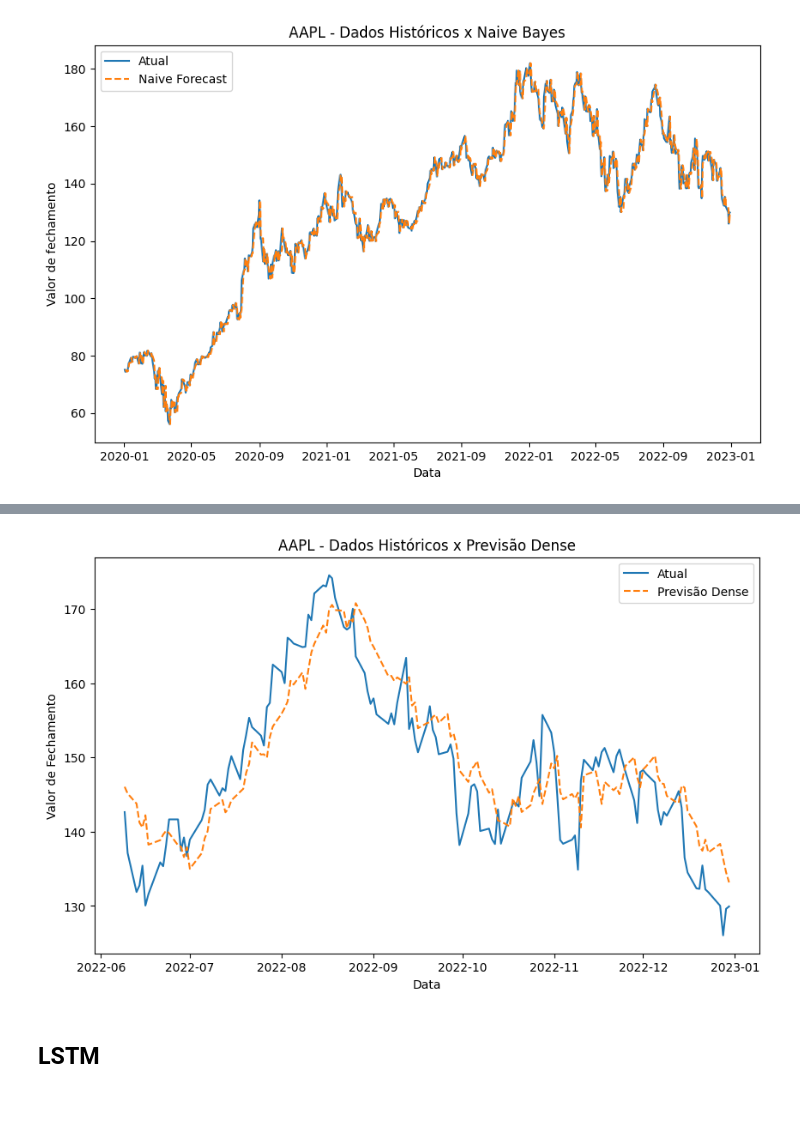
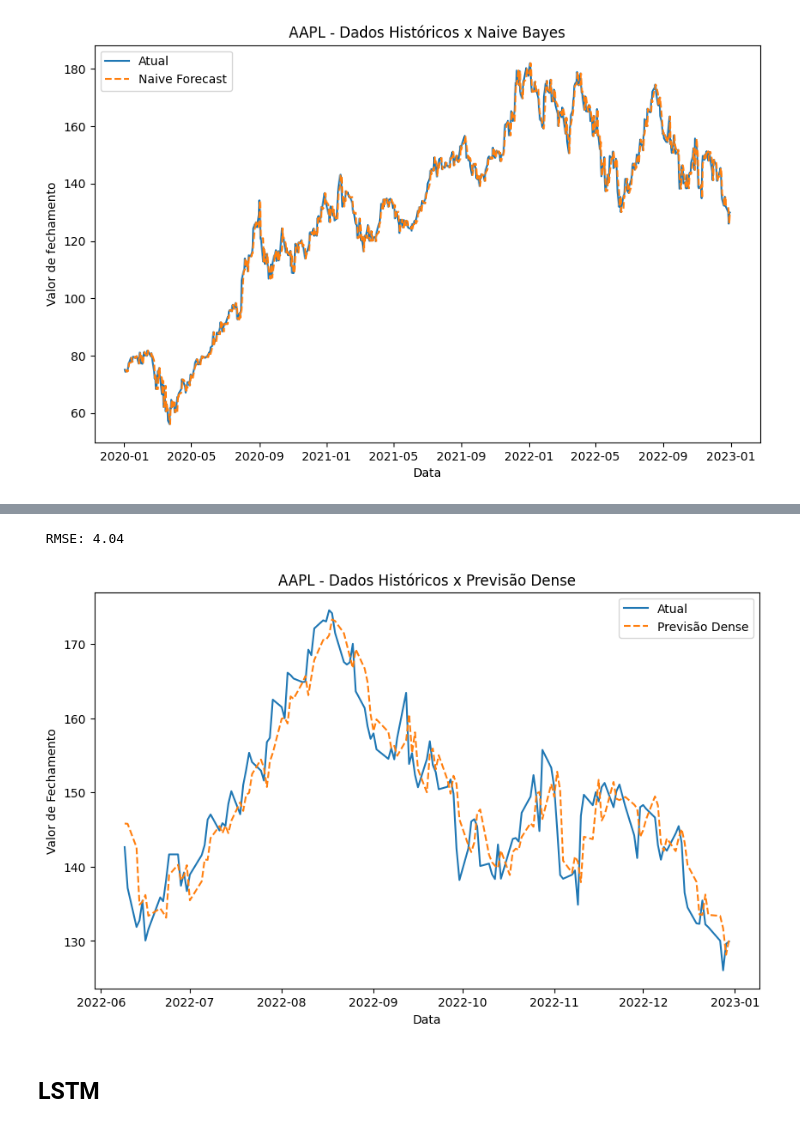
Before and after one commit to LucasMontebeller/redes-neurais, a Jupyter notebook: forecasting.ipynb, the cells around one changed output, grey strips where cells are left out. Saved outputs shown, nothing was run; the diff lists cells and outputs as text; code cells hidden in the pictures.

```diff
--- a/forecasting.ipynb
+++ b/forecasting.ipynb
@@ -157,15 +151,21 @@ Epoch 10/10
 # %%
+# desnormalizando os dados
 y_pred_descaled = scaler.inverse_transform(y_pred)
+y_test_descaled = scaler.inverse_transform(y_test)
+
+rmse = np.sqrt(mean_squared_error(y_test_descaled, y_pred_descaled))
+print(f" RMSE: {rmse:.2f}")
 
 plt.figure(figsize=(10, 6))
 plt.plot(test_data.index[sequence_length:], test_data.iloc[sequence_length:], label='Atual')
 plt.plot(test_data.index[sequence_length:], y_pred_descaled, label='Previsão Dense', linestyle='--')
 plt.title(f'{ticker} - Dados Históricos x Previsão Dense')
 plt.xlabel('Data')
 plt.ylabel('Valor de Fechamento')
 plt.legend()
 plt.show()
 # %% [output]
+ RMSE: 4.04
-[figure, old version]
+[figure, new version]
 # %% [markdown]
 ## LSTM
```
Also changed, not shown: parts of 12 cells of this notebook.
